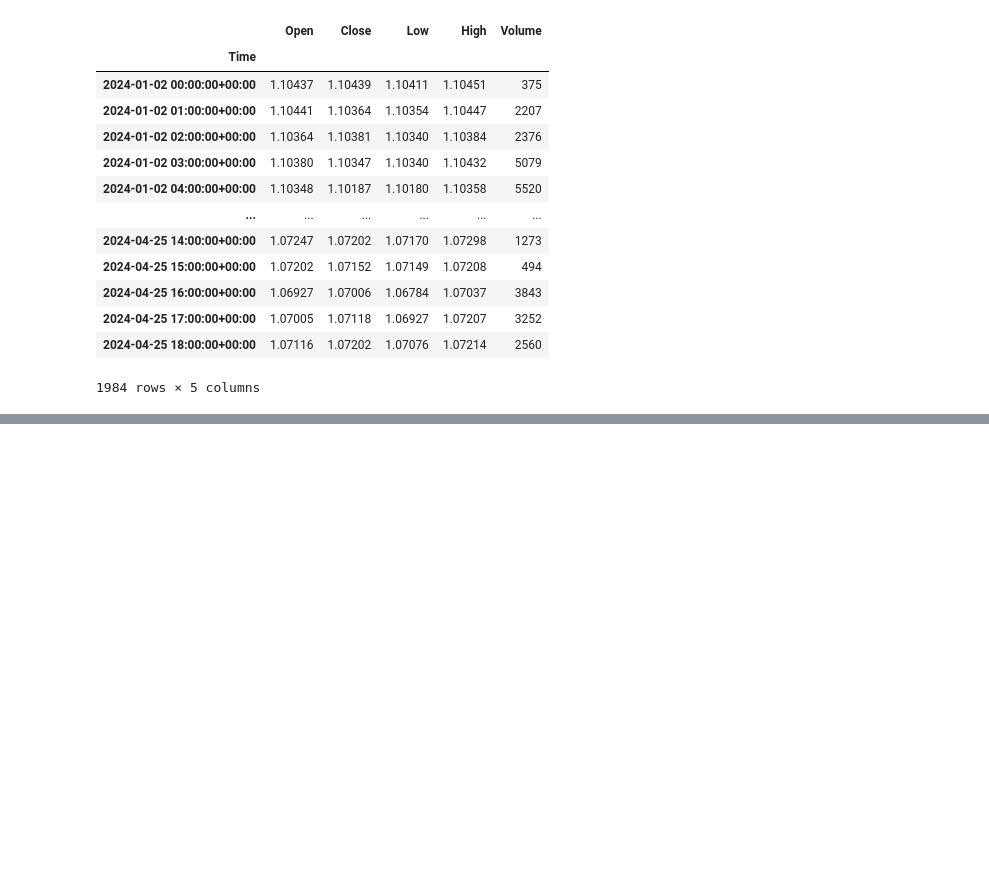
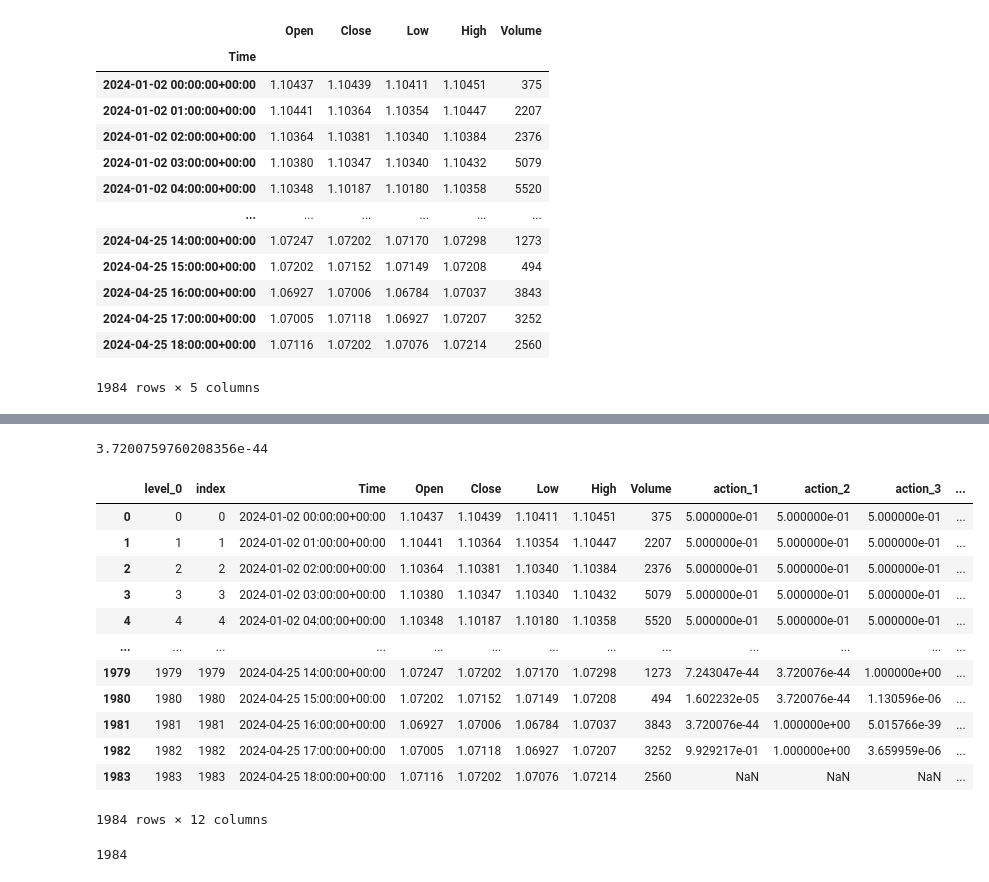
Before and after one commit to lilfetz22/gym_mtsim_forked, a Jupyter notebook: examples/saving_tested_model.ipynb, the cells around one changed output, grey strips where cells are left out. Cells and saved outputs as stored; diff of their text form; code cells hidden in the pictures; blank space fills up the shorter version.

Commit message:
looking into how I could understand whether to place an order from an action.

```diff
--- a/examples/saving_tested_model.ipynb
+++ b/examples/saving_tested_model.ipynb
@@ -613,7 +613,7 @@ sim_validation_2.symbols_data['EURUSD']
 # %%
 # test which version of the model to take, does it make a difference whether I use model_0 or model_9
 # obs_tr, info_tr = env_train.reset(seed=seed)
-# obs_test, info_test = env_validation_2.reset(seed=seed)
+obs_test, info_test = env_validation_2.reset(seed=seed)
 num_episodes = 1000
 
 total_reward = 0
@@ -623,8 +623,10 @@ reward_over_tests = {}
 # obs_test, info_test = env_validation_2.reset(seed=seed)
 model_ppo = PPO.load(f'best_hyperparameters/models_4_27_24/model_0.pkl', env_train)
 done_test = False
+actions = []
 while not done_test:
     action, _states = model_ppo.predict(obs_test)
+    actions.append(action)
     obs_test, reward_test, terminated_test, truncated_test, info_test = env_validation_2.step(action)
     done_test = terminated_test or truncated_test
 
@@ -644,0 +665,36 @@ ValueError: too many values to unpack (expected 2)
+# %%
+expit(-100)
+# %% [output]
+3.7200759760208356e-44
+# %%
+from scipy.special import expit
+# add 10 blank arrays to the beginning of actions
+blanks = np.zeros(4)
+blanks10 = [blanks]*9
+actions_w_blanks = blanks10 + actions + blanks
+sym_data = sim_validation_2.symbols_data['EURUSD']
+# merge actions with sym_data
+actions_w_blanks_df = pd.DataFrame(actions_w_blanks, columns=['action_1', 'action_2', 'action_3', 'action_4'])
+# apply the expit function to each of the action columns
+actions_w_blanks_df = actions_w_blanks_df.apply(expit)
+# sym_data.reset_index(inplace=True)
+sym_with_actions = sym_data.merge(actions_w_blanks_df, left_index=True, right_index=True, how='left')
+sym_with_actions
+# %% [output]
+|  | level_0 | index | Time | Open | Close | Low | High | Volume | action_1 | action_2 | action_3 | ... |
+| 0 | 0 | 0 | 2024-01-02 00:00:00+00:00 | 1.10437 | 1.10439 | 1.10411 | 1.10451 | 375 | 5.000000e-01 | 5.000000e-01 | 5.000000e-01 | ... |
+| 1 | 1 | 1 | 2024-01-02 01:00:00+00:00 | 1.10441 | 1.10364 | 1.10354 | 1.10447 | 2207 | 5.000000e-01 | 5.000000e-01 | 5.000000e-01 | ... |
+| 2 | 2 | 2 | 2024-01-02 02:00:00+00:00 | 1.10364 | 1.10381 | 1.10340 | 1.10384 | 2376 | 5.000000e-01 | 5.000000e-01 | 5.000000e-01 | ... |
+| 3 | 3 | 3 | 2024-01-02 03:00:00+00:00 | 1.10380 | 1.10347 | 1.10340 | 1.10432 | 5079 | 5.000000e-01 | 5.000000e-01 | 5.000000e-01 | ... |
+| 4 | 4 | 4 | 2024-01-02 04:00:00+00:00 | 1.10348 | 1.10187 | 1.10180 | 1.10358 | 5520 | 5.000000e-01 | 5.000000e-01 | 5.000000e-01 | ... |
+| ... | ... | ... | ... | ... | ... | ... | ... | ... | ... | ... | ... | ... |
+| 1979 | 1979 | 1979 | 2024-04-25 14:00:00+00:00 | 1.07247 | 1.07202 | 1.07170 | 1.07298 | 1273 | 7.243047e-44 | 3.720076e-44 | 1.000000e+00 | ... |
+| 1980 | 1980 | 1980 | 2024-04-25 15:00:00+00:00 | 1.07202 | 1.07152 | 1.07149 | 1.07208 | 494 | 1.602232e-05 | 3.720076e-44 | 1.130596e-06 | ... |
+| 1981 | 1981 | 1981 | 2024-04-25 16:00:00+00:00 | 1.06927 | 1.07006 | 1.06784 | 1.07037 | 3843 | 3.720076e-44 | 1.000000e+00 | 5.015766e-39 | ... |
+| 1982 | 1982 | 1982 | 2024-04-25 17:00:00+00:00 | 1.07005 | 1.07118 | 1.06927 | 1.07207 | 3252 | 9.929217e-01 | 1.000000e+00 | 3.659959e-06 | ... |
+| 1983 | 1983 | 1983 | 2024-04-25 18:00:00+00:00 | 1.07116 | 1.07202 | 1.07076 | 1.07214 | 2560 | NaN | NaN | NaN | ... |
+1984 rows × 12 columns
+# %%
+len(sym_data)
+# %% [output]
+1984
```
Also changed, not shown: parts of 12 cells of this notebook.
